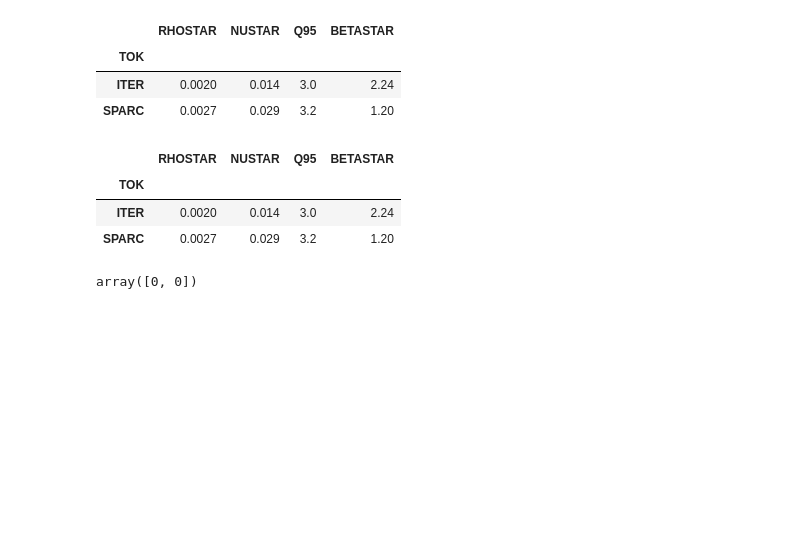
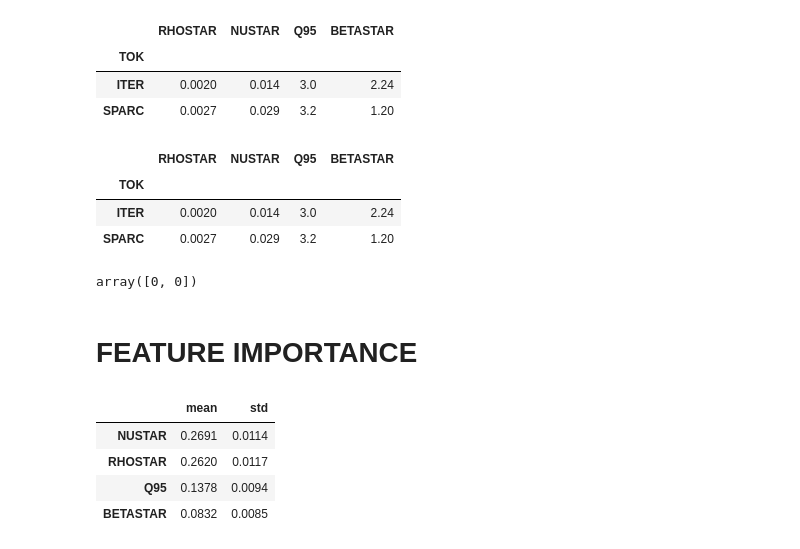
Before and after one commit to Chinnasf/FUSION-EP-Master-Thesis, a Jupyter notebook: Classification/Sklearn_Tuning/Best SHORT Model | With Predictions.ipynb, the cells around one changed output. Cells and saved outputs as stored; diff of their text form; code cells hidden in the pictures; blank space fills up the shorter version.

```diff
--- a/Classification/Sklearn_Tuning/Best SHORT Model | With Predictions.ipynb
+++ b/Classification/Sklearn_Tuning/Best SHORT Model | With Predictions.ipynb
@@ -177,3 +177,25 @@ new_observations[features]
 rf.predict(new_observations[features])
 # %% [output]
 array([0, 0])
+# %% [markdown]
+# FEATURE IMPORTANCE
+# %%
+n_permutations = 200
+Importance = pd.DataFrame(np.zeros((len(X.columns), 2)), index=X.columns, columns=["mean", "std"])
+permutation = permutation_importance(rf, X_test, y_test, n_repeats=n_permutations,
+                                     n_jobs=-1,
+                                     scoring="f1_macro",
+                                     random_state=71)
+for i in permutation.importances_mean.argsort()[::-1]:
+    if permutation.importances_mean[i] - 2 * permutation.importances_std[i] > 0:
+        Importance.loc[X.columns[i], "mean"] = np.round(permutation.importances_mean[i],4)
+        Importance.loc[X.columns[i], "std"] = np.round(permutation.importances_std[i],4)
+Importance.sort_values("mean", ascending=False, inplace=True)
+# %%
+Importance
+# %% [output]
+|  | mean | std |
+| NUSTAR | 0.2691 | 0.0114 |
+| RHOSTAR | 0.2620 | 0.0117 |
+| Q95 | 0.1378 | 0.0094 |
+| BETASTAR | 0.0832 | 0.0085 |
```
Also changed, not shown: parts of 6 cells of this notebook.
